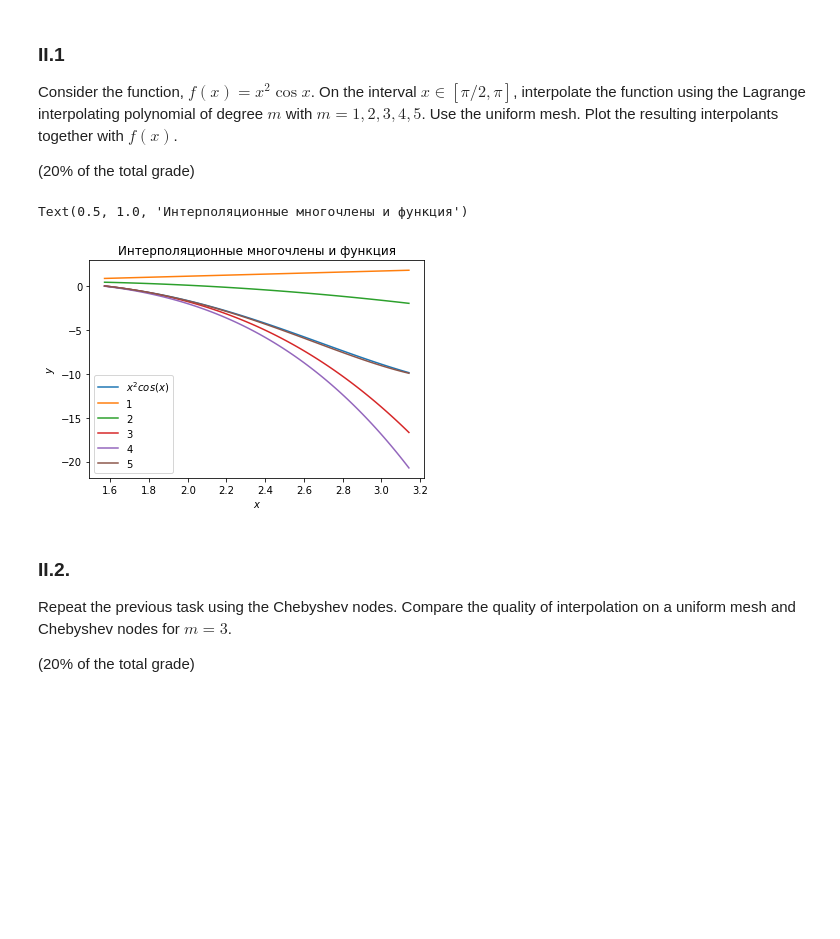
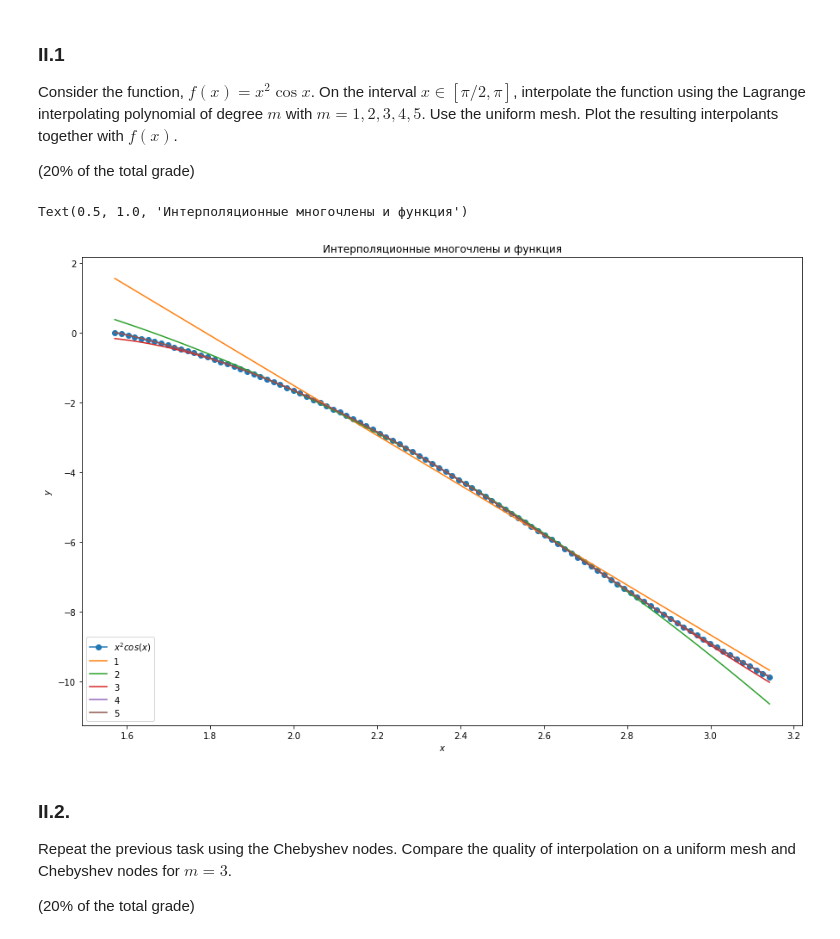
Before and after one commit to thead-is-dead/CP2020, a Jupyter notebook: week_5_intep_approx.ipynb, the cells around one changed output. Saved outputs shown, nothing was run; the diff lists cells and outputs as text; code cells hidden in the pictures; blank space fills up the shorter version.

```diff
--- a/week_5_intep_approx.ipynb
+++ b/week_5_intep_approx.ipynb
@@ -164,7 +165,7 @@ Consider the function, $f(x) = x^2 \cos{x}$. On the interval $x\in [\pi/2, \pi]$
 #приготовление узлов функции, которую собираемся интерполировать
 def xy(a, b, m):
     l = b - a
-    x = [l * (i + 1) / (m + 2) for i in range(m + 1)]
+    x = [a + l * (i + 1) / (m + 2) for i in range(m + 1)]
     y = [i**2 * np.cos(i) for i in x]
 
     return x, y
@@ -181,36 +182,36 @@ def Lagrange (x, y, z):
 
         for j in range(n):
             if i == j:
                 continue
             l[i] *= (z - x[j]) / (x[i] - x[j])
 
         s += l[i]*y[i]
 
     return s
 
 #функции закончились, приступаем к подготовке графика
 a = np.pi / 2
 b = np.pi
 m = 5
 
 z = np.linspace(np.pi / 2, np.pi, 100)
 f = [i**2 * np.cos(i) for i in z]
 
-fig3, ax3 = plt.subplots()
-ax3.plot(z, f, label = '$x^{2} cos{(x)}$')
+fig3, ax3 = plt.subplots(figsize = (15, 10))
+ax3.plot(z, f, label = '$x^{2} cos{(x)}$', marker='o')
 
 for i in range(1,m+1):
     x, y = xy(a, b, i)
     L = [Lagrange(x, y, j) for j in z]
     ax3.plot(z, L, label = i)
 
 ax3.legend(loc = 'lower left')
 ax3.set_xlabel('$x$')
 ax3.set_ylabel('$y$')
 ax3.set_title('Интерполяционные многочлены и функция')
 # %% [output]
 Text(0.5, 1.0, 'Интерполяционные многочлены и функция')
-[figure, old version]
+[figure, new version]
 # %% [markdown]
 ### II.2.
 
```
Also changed, not shown: parts of 3 cells of this notebook.
